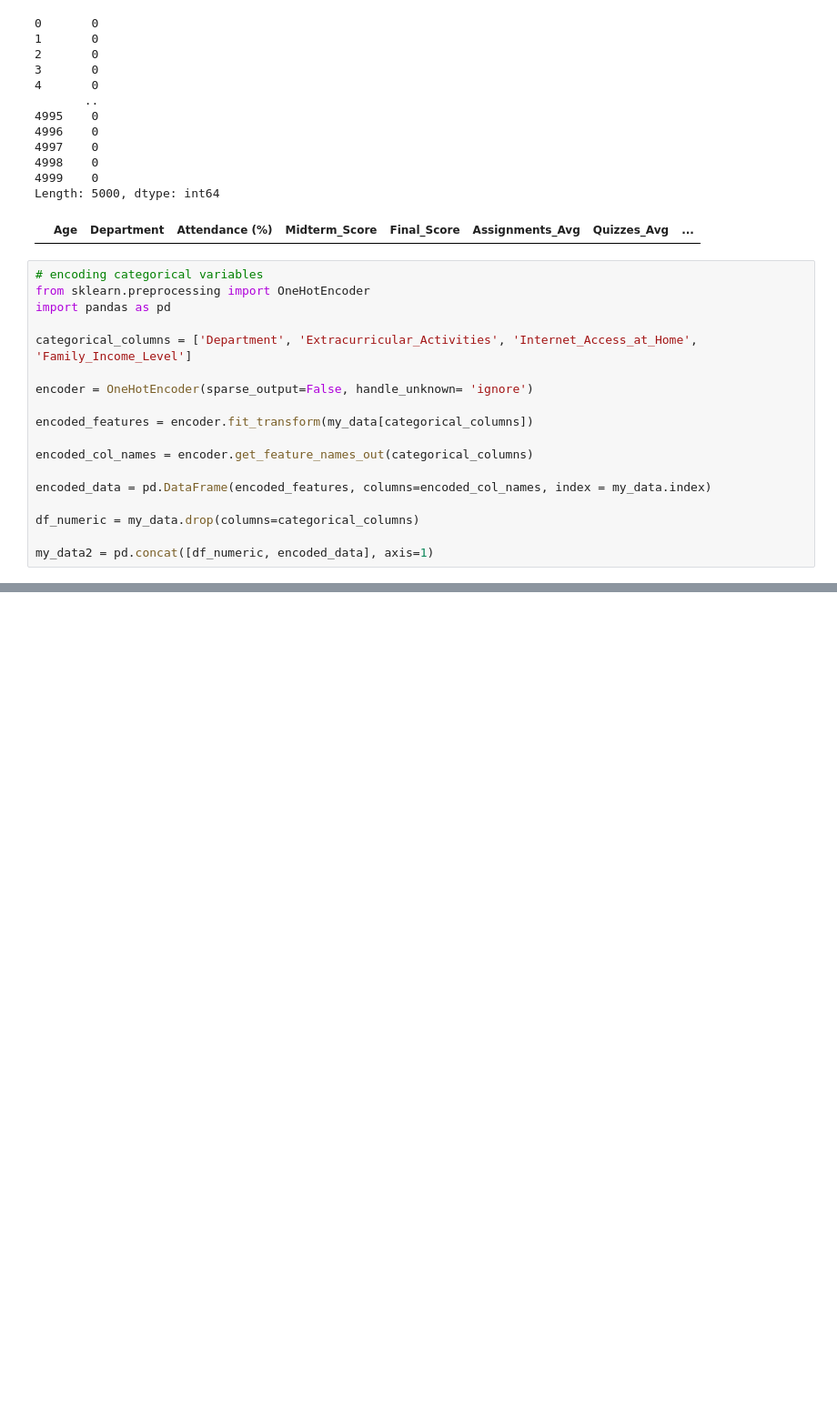
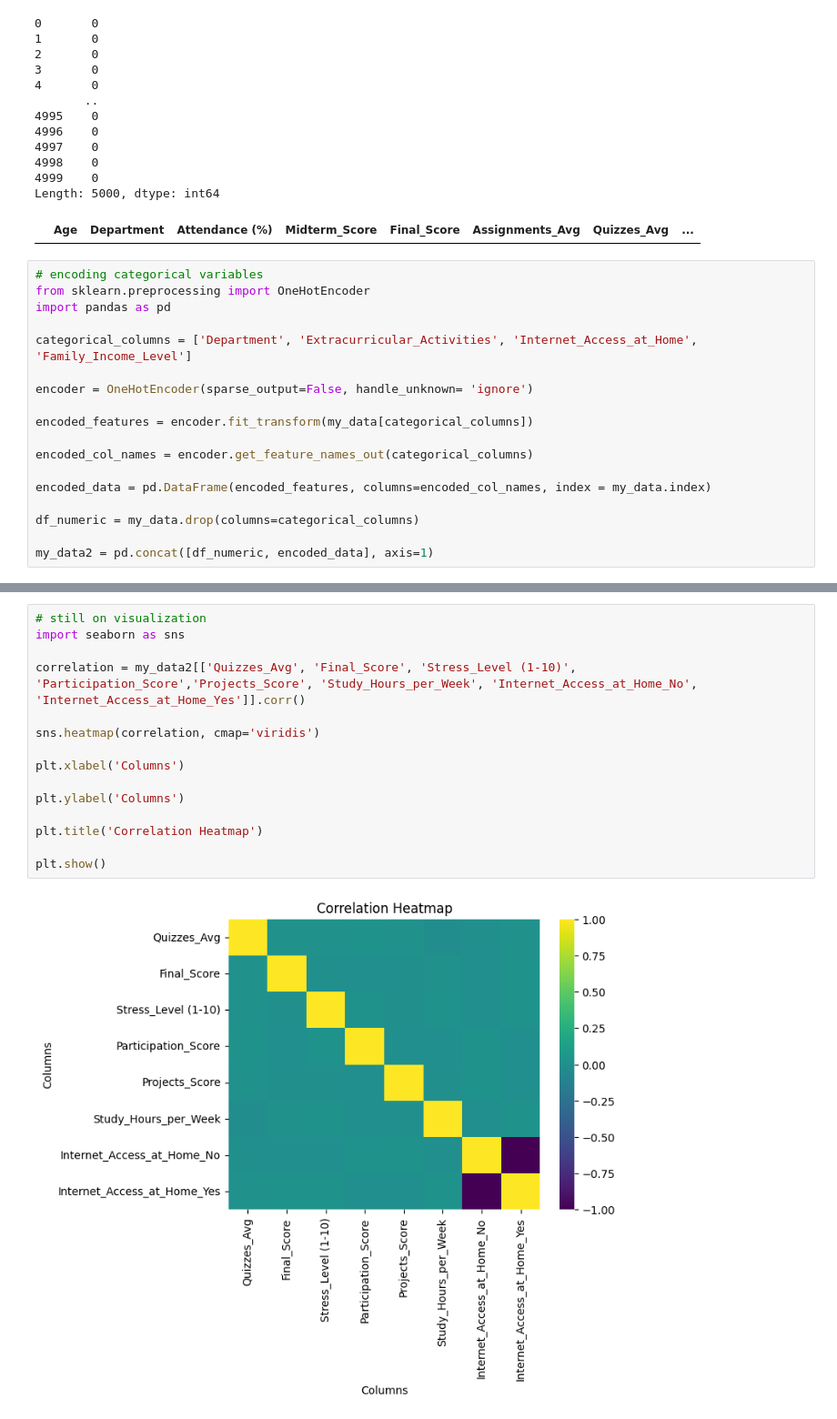
Before and after one commit to Demi-greaterme/Grade-Prediction-Model, a Jupyter notebook: Grade_Prediction_Model.ipynb, the cells around one changed output, grey strips where cells are left out. Shown at 91% size. Drawn from its saved outputs; the diff is of its cells as text; blank space fills up the shorter version.

```diff
--- a/Grade_Prediction_Model.ipynb
+++ b/Grade_Prediction_Model.ipynb
@@ -112,0 +179,17 @@ x = my_data2.drop('Total_Score', axis = 1)
+# %%
+# still on visualization
+import seaborn as sns
+
+correlation = my_data2[['Quizzes_Avg', 'Final_Score', 'Stress_Level (1-10)', 'Participation_Score','Projects_Score', 'Study_Hours_per_Week', 'Internet_Access_at_Home_No', 'Internet_Access_at_Home_Yes']].corr()
+
+sns.heatmap(correlation, cmap='viridis')
+
+plt.xlabel('Columns')
+
+plt.ylabel('Columns')
+
+plt.title('Correlation Heatmap')
+
+plt.show()
+# %% [output]
+[figure, added]
```
Also changed, not shown: parts of 9 cells of this notebook.
